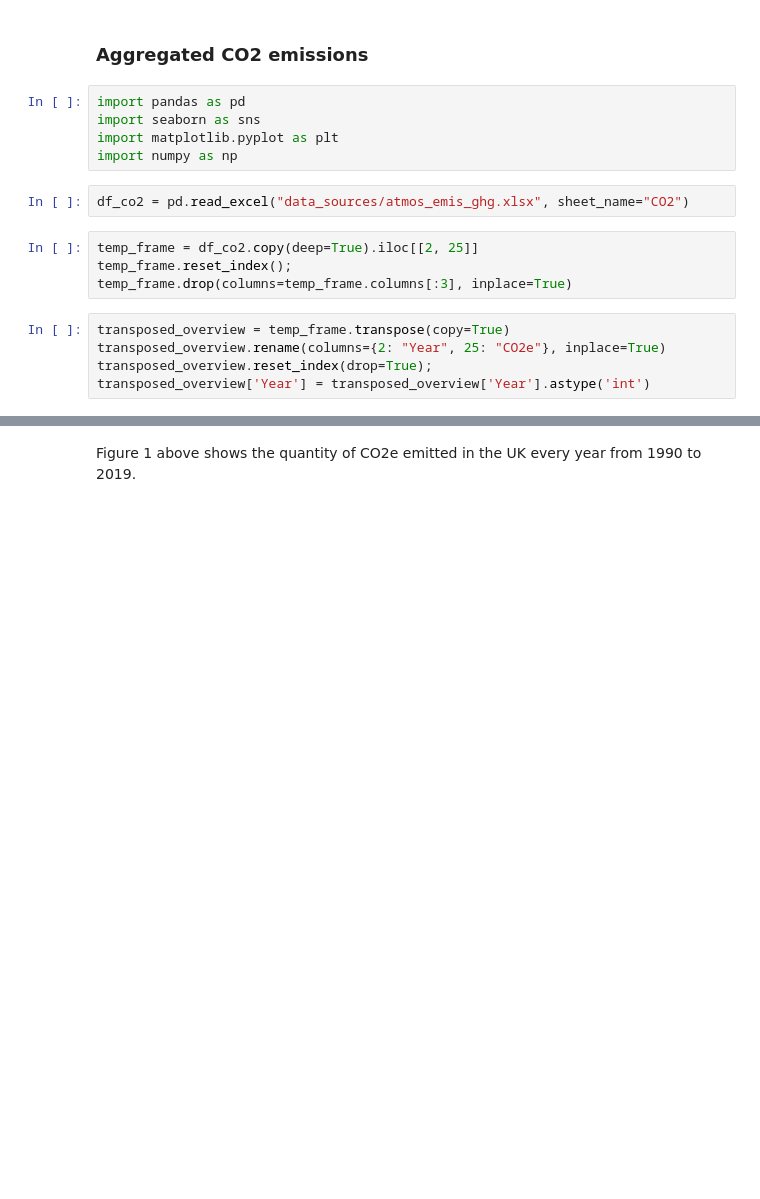
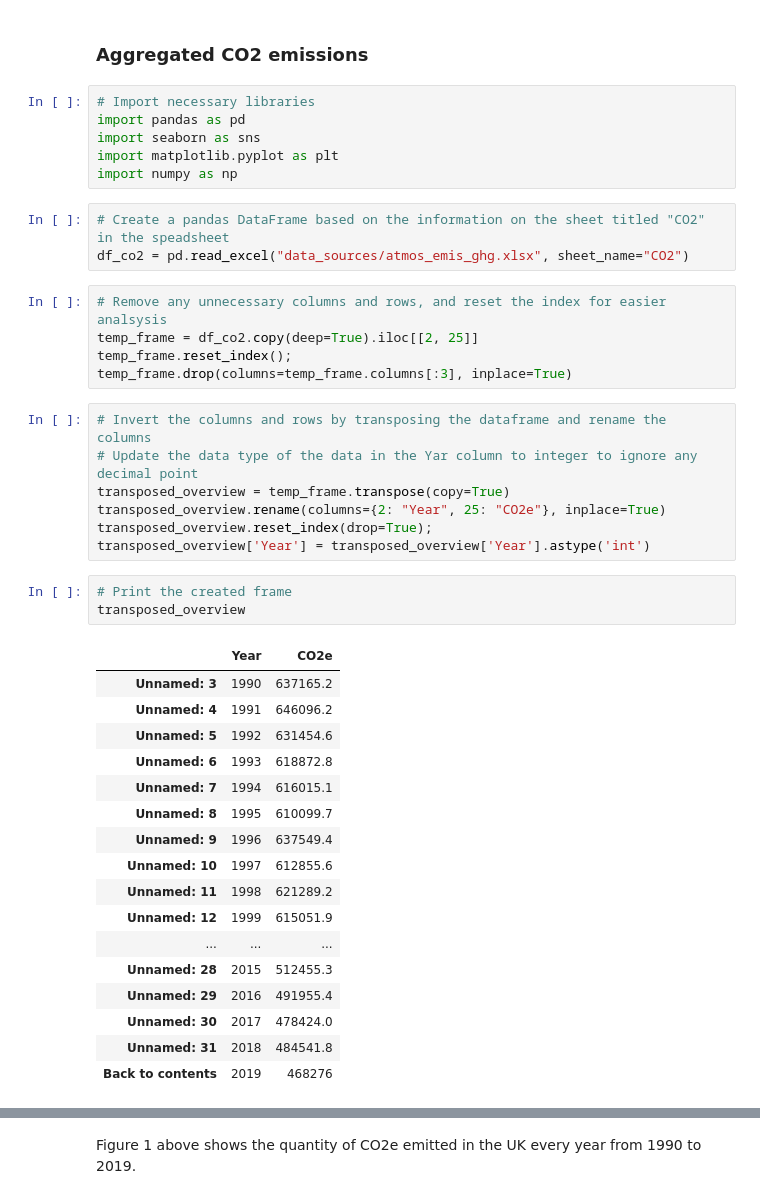
Before and after one commit to theodi/data-ecosystems-net-zero, a Jupyter notebook: UKNetZero.ipynb, the cells around one changed output, grey strips where cells are left out. Saved outputs shown, nothing was run; the diff lists cells and outputs as text; blank space fills up the shorter version.

```diff
--- a/UKNetZero.ipynb
+++ b/UKNetZero.ipynb
@@ -50,19 +101,45 @@ The work in this notebook is based on the "Atmospheric emissions: greenhouse gas
 # %% [markdown]
 ### Aggregated CO2 emissions
 # %%
+# Import necessary libraries
 import pandas as pd
 import seaborn as sns
 import matplotlib.pyplot as plt
 import numpy as np
 # %%
+# Create a pandas DataFrame based on the information on the sheet titled "CO2" in the speadsheet
 df_co2 = pd.read_excel("data_sources/atmos_emis_ghg.xlsx", sheet_name="CO2")
 # %%
+# Remove any unnecessary columns and rows, and reset the index for easier analsysis
 temp_frame = df_co2.copy(deep=True).iloc[[2, 25]]
 temp_frame.reset_index();
 temp_frame.drop(columns=temp_frame.columns[:3], inplace=True)
 # %%
+# Invert the columns and rows by transposing the dataframe and rename the columns
+# Update the data type of the data in the Yar column to integer to ignore any decimal point
 transposed_overview = temp_frame.transpose(copy=True)
 transposed_overview.rename(columns={2: "Year", 25: "CO2e"}, inplace=True)
 transposed_overview.reset_index(drop=True);
 transposed_overview['Year'] = transposed_overview['Year'].astype('int')
+# %%
+# Print the created frame
+transposed_overview
+# %% [output]
+|  | Year | CO2e |
+| Unnamed: 3 | 1990 | 637165.2 |
+| Unnamed: 4 | 1991 | 646096.2 |
+| Unnamed: 5 | 1992 | 631454.6 |
+| Unnamed: 6 | 1993 | 618872.8 |
+| Unnamed: 7 | 1994 | 616015.1 |
+| Unnamed: 8 | 1995 | 610099.7 |
+| Unnamed: 9 | 1996 | 637549.4 |
+| Unnamed: 10 | 1997 | 612855.6 |
+| Unnamed: 11 | 1998 | 621289.2 |
+| Unnamed: 12 | 1999 | 615051.9 |
+| ... | ... | ... |
+| Unnamed: 28 | 2015 | 512455.3 |
+| Unnamed: 29 | 2016 | 491955.4 |
+| Unnamed: 30 | 2017 | 478424.0 |
+| Unnamed: 31 | 2018 | 484541.8 |
+| Back to contents | 2019 | 468276 |
 # %%
```
Also changed, not shown: parts of 17 cells of this notebook.
